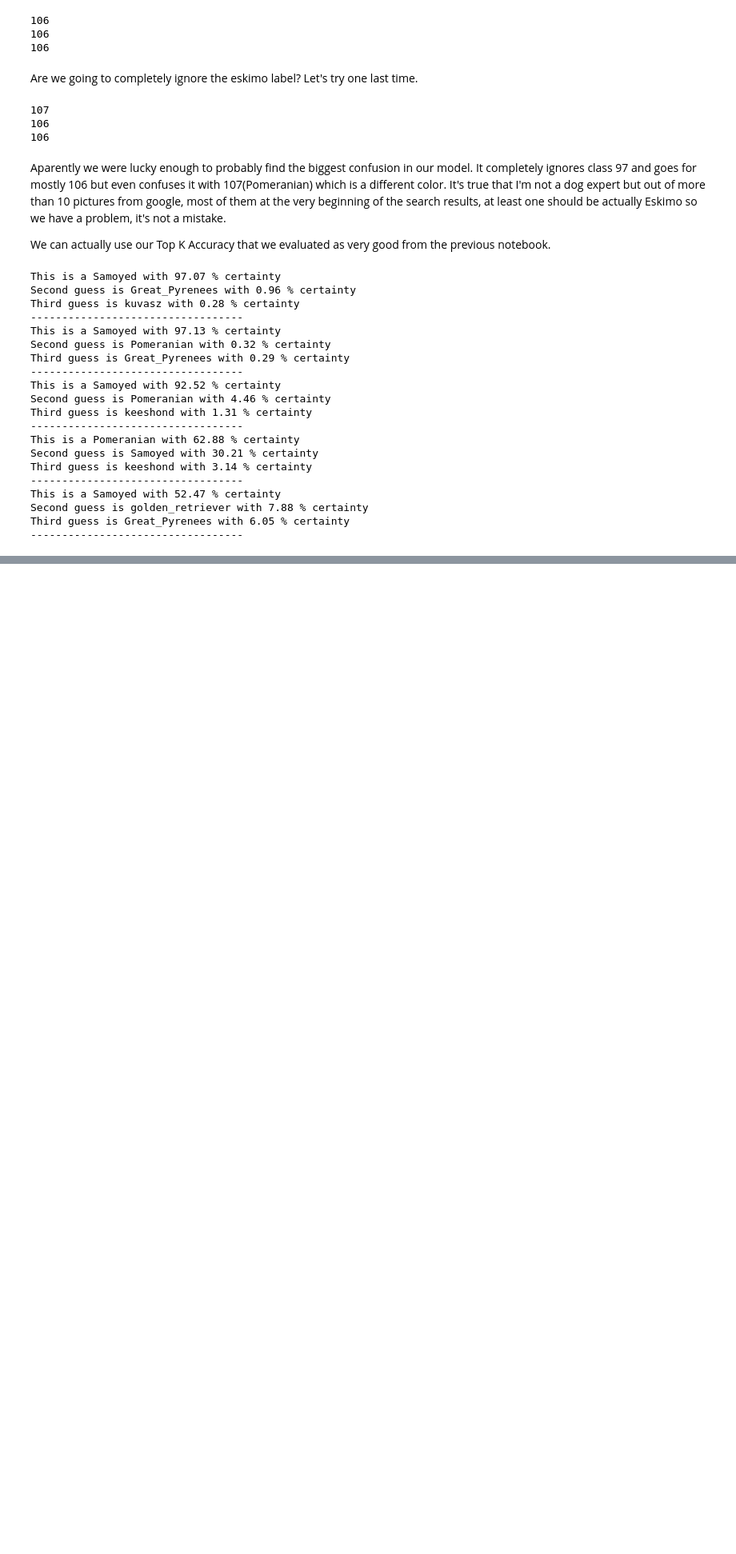
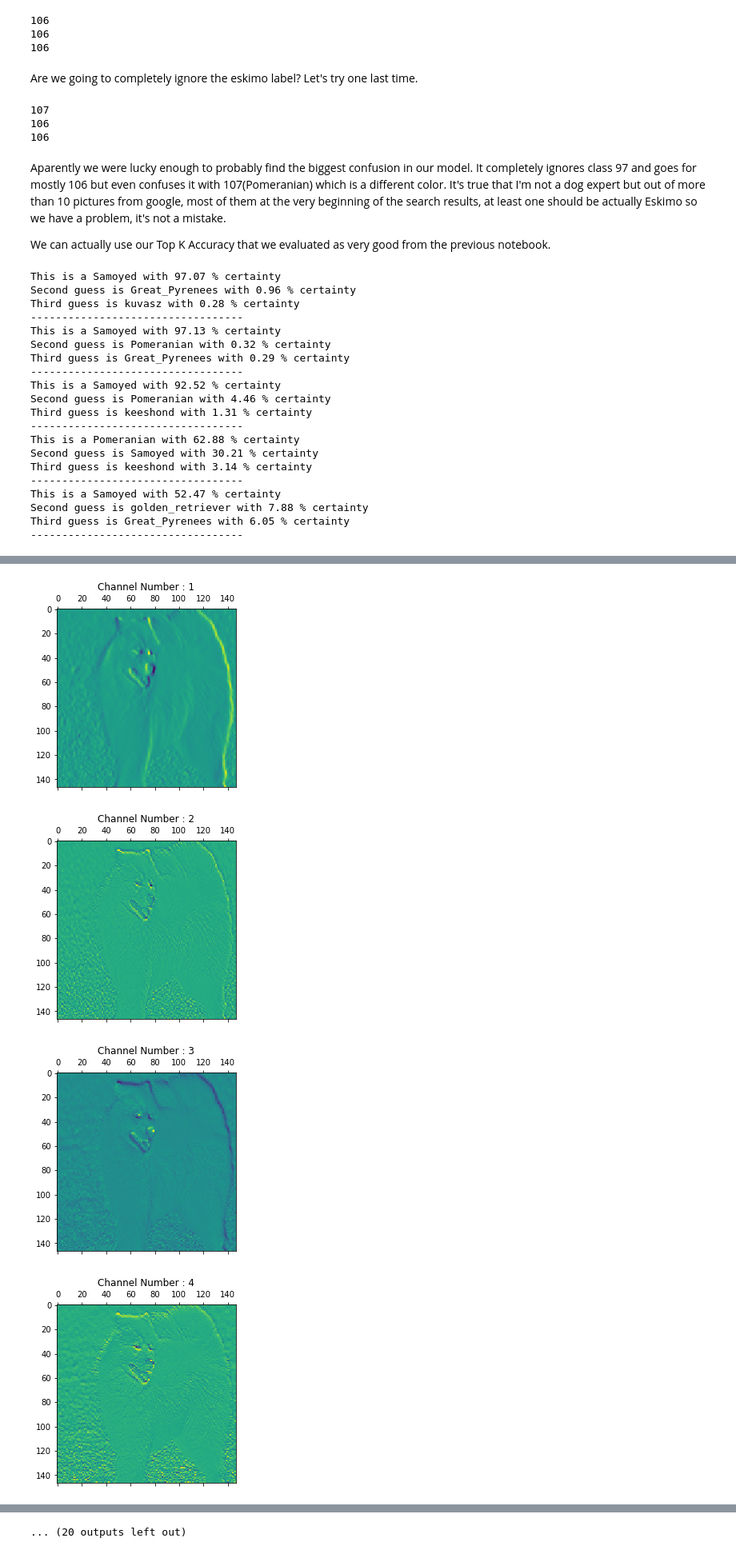
Before and after one commit to ivvlko/CNN-Transfer-Learning-Classification, a Jupyter notebook: 4_Debug and Evaluate NN.ipynb, the cells around one changed output, grey strips where cells are left out. Shown at 80% size. Saved outputs shown, nothing was run; the diff lists cells and outputs as text; code cells hidden in the pictures; blank space fills up the shorter version.

```diff
--- a/4_Debug and Evaluate NN.ipynb
+++ b/4_Debug and Evaluate NN.ipynb
@@ -197,0 +202,11 @@ We found a very big problem with this class, it hasn't even appeared once in its
+# %%
+from tensorflow.keras.models import Sequential
+activation_layers = model.layers[1].layers[:5]
+activation_model_beginning = Sequential([
+    activation_layers[0],
+    activation_layers[1],
+    activation_layers[2],
+    activation_layers[3],
+    activation_layers[4],
+
+])
@@ -197,0 +256,11 @@ We found a very big problem with this class, it hasn't even appeared once in its
+# %%
+for x in range(32):
+
+    plt.matshow(first_layer[0, :, :, x], cmap='viridis')
+    plt.title(f'Channel Number : {x+1}')
+    plt.show()
+# %% [output]
+[figure, added]
+[figure, added]
+[figure, added]
+[figure, added]
@@ -197,0 +275 @@ We found a very big problem with this class, it hasn't even appeared once in its
+... (20 outputs left out)
```
Also changed, not shown: parts of 16 cells of this notebook, 3 other files.
